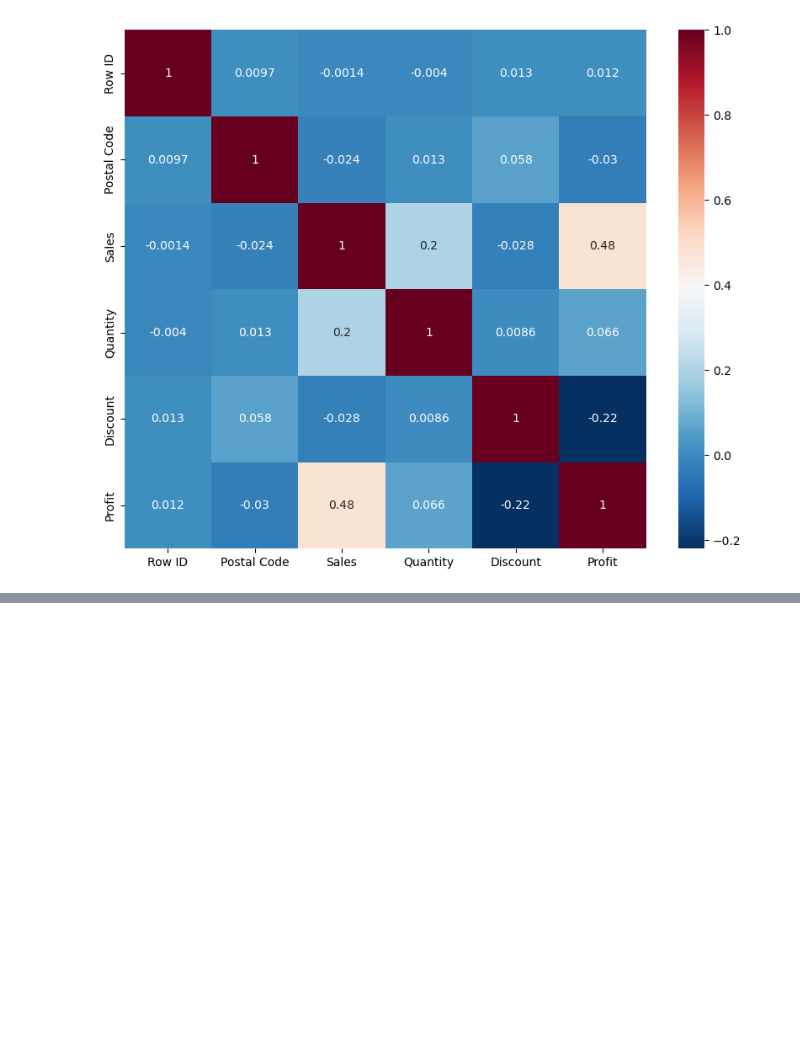
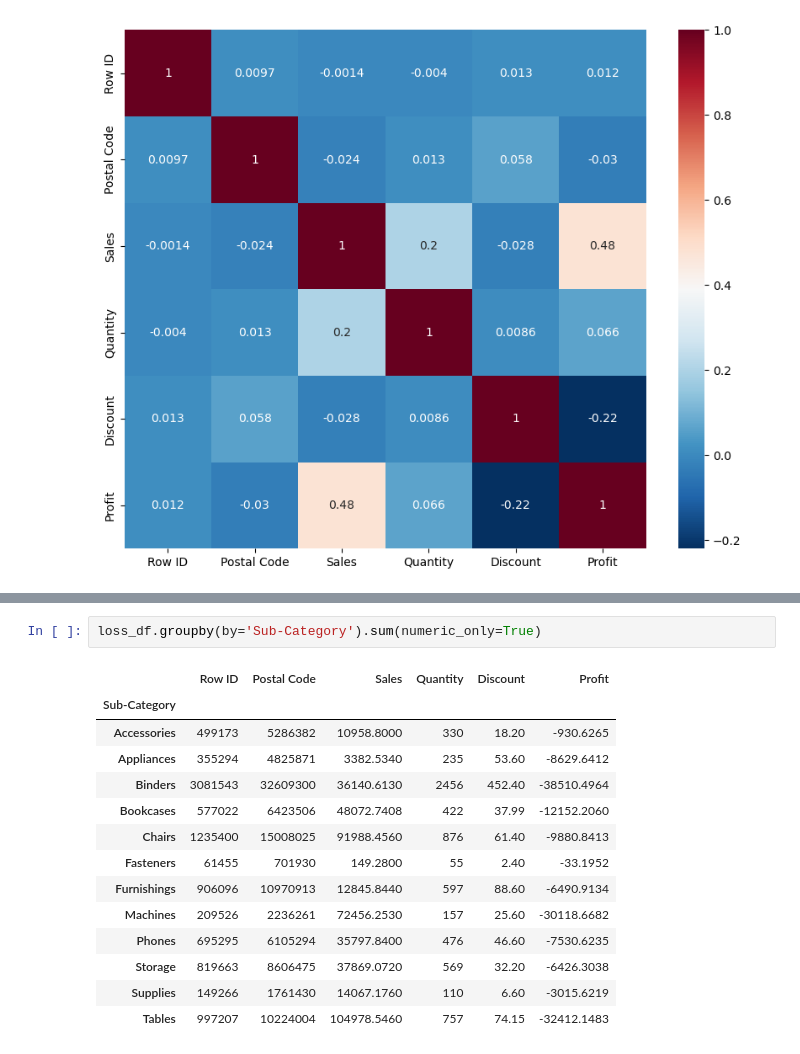
Before and after one commit to LMmansilla/superstore, a Jupyter notebook: PracticasEDA.ipynb, the cells around one changed output, grey strips where cells are left out. Cells and saved outputs as stored; diff of their text form; blank space fills up the shorter version.

```diff
--- a/PracticasEDA.ipynb
+++ b/PracticasEDA.ipynb
@@ -114,0 +255,17 @@ plt.show()
+# %%
+loss_df.groupby(by='Sub-Category').sum(numeric_only=True)
+# %% [output]
+|  | Row ID | Postal Code | Sales | Quantity | Discount | Profit |
+| Sub-Category |  |  |  |  |  |  |
+| Accessories | 499173 | 5286382 | 10958.8000 | 330 | 18.20 | -930.6265 |
+| Appliances | 355294 | 4825871 | 3382.5340 | 235 | 53.60 | -8629.6412 |
+| Binders | 3081543 | 32609300 | 36140.6130 | 2456 | 452.40 | -38510.4964 |
+| Bookcases | 577022 | 6423506 | 48072.7408 | 422 | 37.99 | -12152.2060 |
+| Chairs | 1235400 | 15008025 | 91988.4560 | 876 | 61.40 | -9880.8413 |
+| Fasteners | 61455 | 701930 | 149.2800 | 55 | 2.40 | -33.1952 |
+| Furnishings | 906096 | 10970913 | 12845.8440 | 597 | 88.60 | -6490.9134 |
+| Machines | 209526 | 2236261 | 72456.2530 | 157 | 25.60 | -30118.6682 |
+| Phones | 695295 | 6105294 | 35797.8400 | 476 | 46.60 | -7530.6235 |
+| Storage | 819663 | 8606475 | 37869.0720 | 569 | 32.20 | -6426.3038 |
+| Supplies | 149266 | 1761430 | 14067.1760 | 110 | 6.60 | -3015.6219 |
+| Tables | 997207 | 10224004 | 104978.5460 | 757 | 74.15 | -32412.1483 |
```
Also changed, not shown: parts of 18 cells of this notebook.
